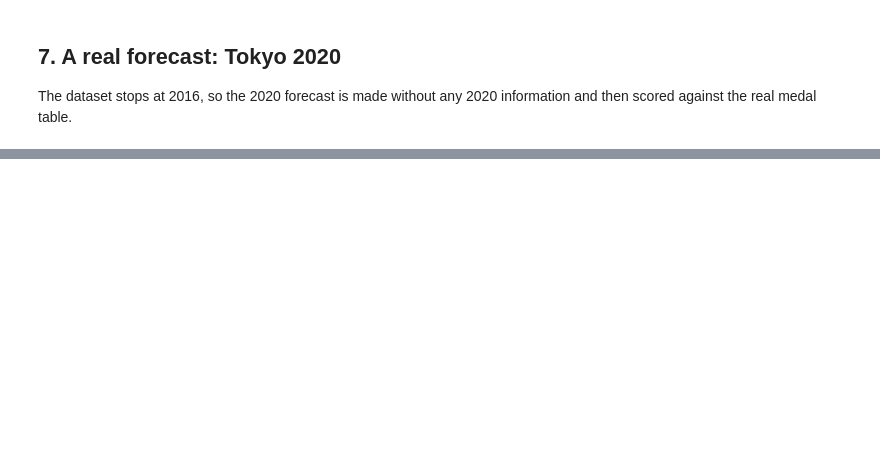
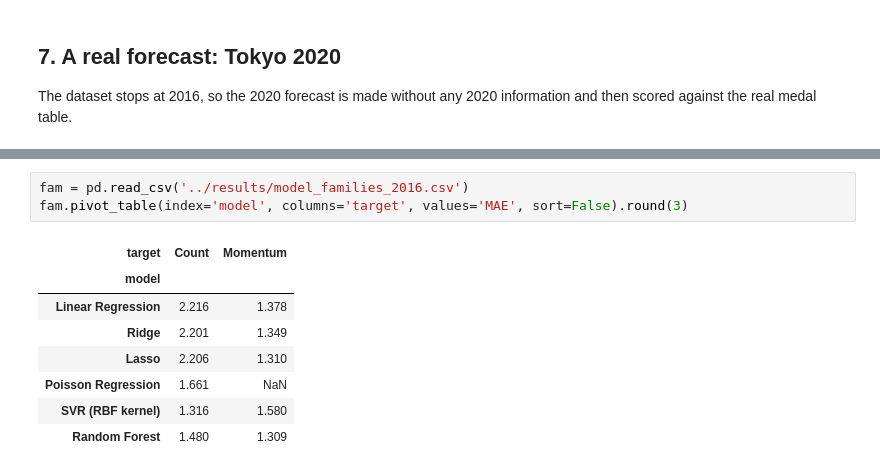
Before and after one commit to ryonahh/ML_MiniProject_53, a Jupyter notebook: notebooks/Olympic_Medal_Prediction.ipynb, the cells around one changed output, grey strips where cells are left out. Cells and saved outputs as stored; diff of their text form; blank space fills up the shorter version.

```diff
--- a/notebooks/Olympic_Medal_Prediction.ipynb
+++ b/notebooks/Olympic_Medal_Prediction.ipynb
@@ -185,0 +214,12 @@ future.head(12)[['Country', 'Previous_Medals', 'Historical Features', 'Momentum
+# %%
+fam = pd.read_csv('../results/model_families_2016.csv')
+fam.pivot_table(index='model', columns='target', values='MAE', sort=False).round(3)
+# %% [output]
+| target | Count | Momentum |
+| model |  |  |
+| Linear Regression | 2.216 | 1.378 |
+| Ridge | 2.201 | 1.349 |
+| Lasso | 2.206 | 1.310 |
+| Poisson Regression | 1.661 | NaN |
+| SVR (RBF kernel) | 1.316 | 1.580 |
+| Random Forest | 1.480 | 1.309 |
```
Also changed, not shown: parts of 10 cells of this notebook, 4 other files.
